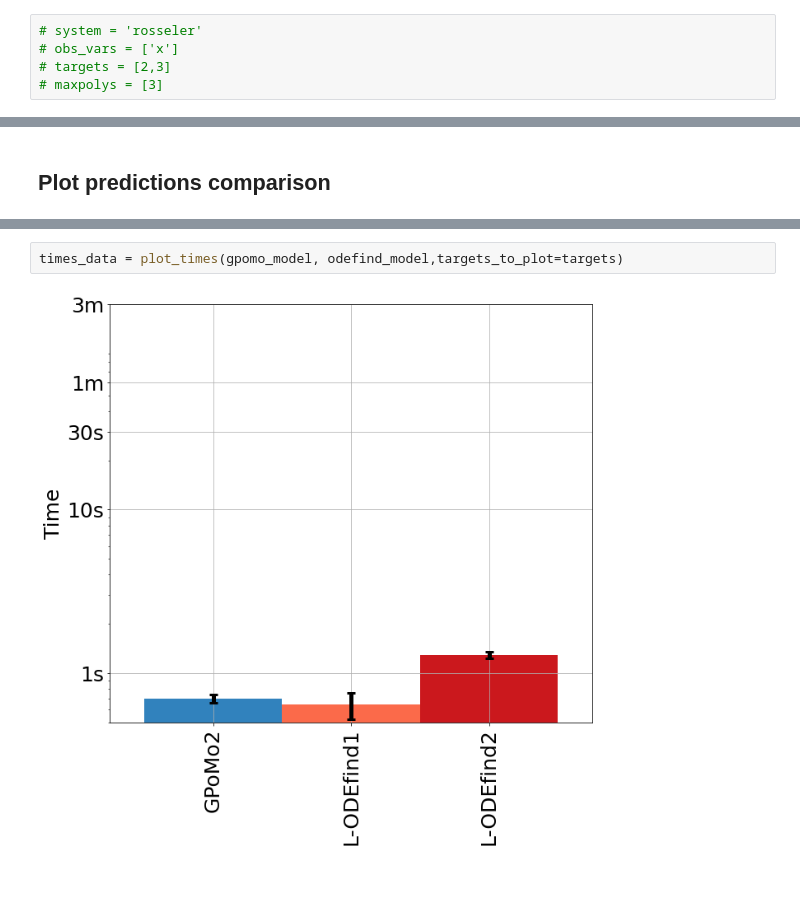
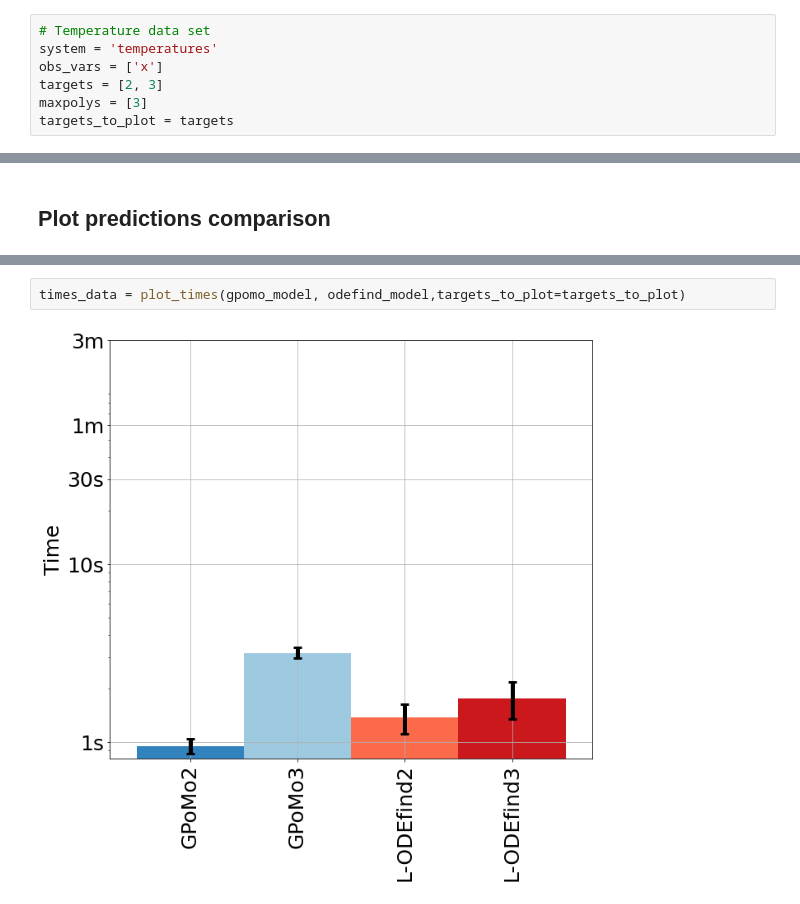
Before and after one commit to agussomacal/L-ODEfind, a Jupyter notebook: examples/paper_experiments.ipynb, the cells around one changed output, grey strips where cells are left out. Saved outputs shown, nothing was run; the diff lists cells and outputs as text.

```diff
--- a/examples/paper_experiments.ipynb
+++ b/examples/paper_experiments.ipynb
@@ -46,5 +66,7 @@ maxpolys = [3]
 # %%
-# system = 'rosseler'
-# obs_vars = ['x']
-# targets = [2,3]
-# maxpolys = [3]
+# Temperature data set
+system = 'temperatures'
+obs_vars = ['x']
+targets = [2, 3]
+maxpolys = [3]
+targets_to_plot = targets
@@ -135,4 +154,4 @@ plot_data = plot_predictions(gpomo_model, time_horizons, odefind_model, ymax, ta
 # %%
-times_data = plot_times(gpomo_model, odefind_model,targets_to_plot=targets)
+times_data = plot_times(gpomo_model, odefind_model,targets_to_plot=targets_to_plot)
 # %% [output]
-[figure, old version]
+[figure, new version]
```
Also changed, not shown: parts of 16 cells of this notebook, 5 other files.
